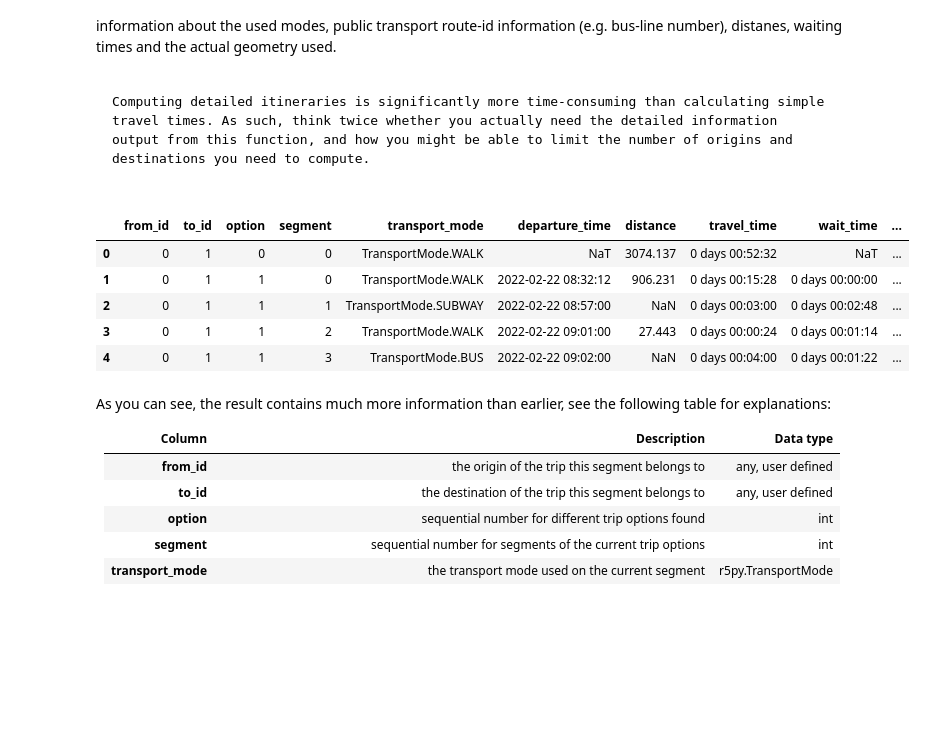
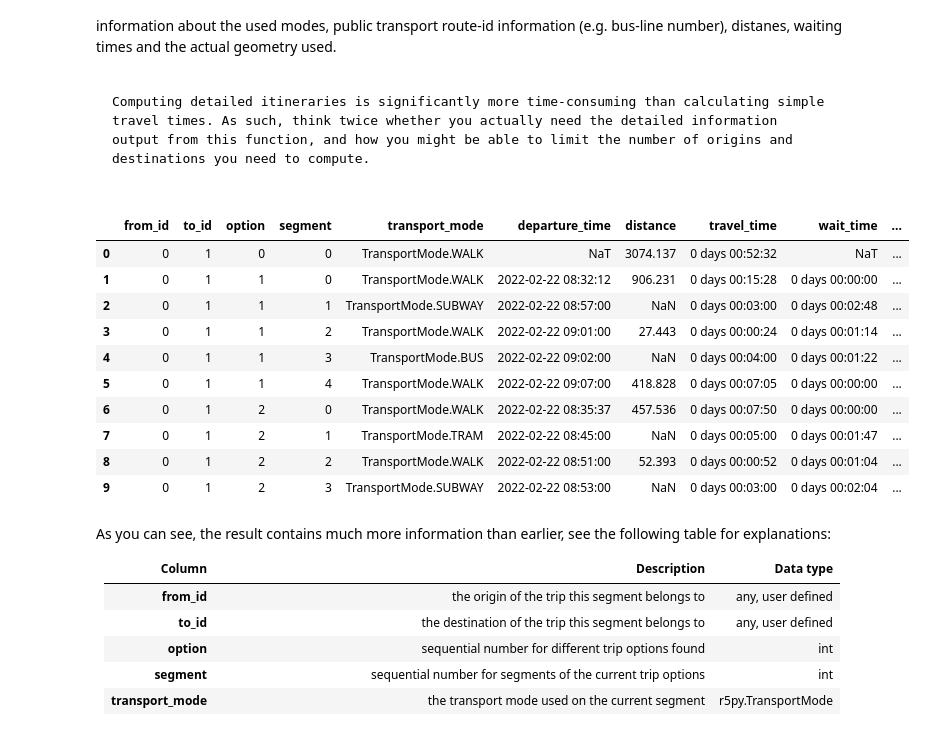
Before and after one commit to AaltoGIS/Mobile-Tartu-2024, a Jupyter notebook: source/notebooks/T2_calculating-travel-time-matrices_and_GHG_factors.ipynb, the cells around one changed output. Saved outputs shown, nothing was run; the diff lists cells and outputs as text; code cells hidden in the pictures; blank space fills up the shorter version.

```diff
--- a/source/notebooks/T2_calculating-travel-time-matrices_and_GHG_factors.ipynb
+++ b/source/notebooks/T2_calculating-travel-time-matrices_and_GHG_factors.ipynb
@@ -116,17 +98,26 @@ We will first define the single origin and destination `GeoDataFrame` for theis
 from shapely.geometry import Point, Polygon
 import osmnx as ox
 
+# Specify a couple of locations for origin and destination
+
 # Origin
 orig_y, orig_x = 60.16874416, 24.95721918
+
 # Destination
 dest_y, dest_x =   60.1622494, 24.9082137
 
-#converting into points geometry
+# Create GeoDataFrames for the origin and destination
+# In here it is important to give the locations an 'id' value
 origin_Point = Point(orig_x, orig_y)
-origin_Point_df = gpd.GeoDataFrame({"geometry": [origin_Point], "name": "Origin", "id": [0]}, index=[0], crs="epsg:4326")
+origin_Point_df = gpd.GeoDataFrame({"geometry": [origin_Point],
+                                    "name": "Origin",
+                                    "id": [0]},
+                                   index=[0],
+                                   crs="epsg:4326")
+
 destination_Point = Point(dest_x, dest_y)
-destination_Point_df = gpd.GeoDataFrame({"geometry": [destination_Point], "name": "Destination", "id": [1]}, index=[0], crs="epsg:4326")
-
-##origin_Point_df.head()
-##origin_Point_df.explore(color="red", marker_kwds={"radius": 10})
-#destination_Point_df.head()
+destination_Point_df = gpd.GeoDataFrame({"geometry": [destination_Point],
+                                         "name": "Destination",
+                                         "id": [1]},
+                                        index=[0],
+                                        crs="epsg:4326")
@@ -209,40 +188,35 @@ Computing detailed itineraries is significantly more time-consuming than calcula
 # %%
 from r5py import DetailedItinerariesComputer
 
-helsinki_osm = r5py.sampledata.helsinki.osm_pbf #
-helsinki_gtfs = r5py.sampledata.helsinki.gtfs
-
-transport_network = TransportNetwork(
-    # OSM data
-    helsinki_osm,
-    # A list of GTFS file(s)
-    [
-        helsinki_gtfs
-    ]
-)
-
-
+# Initialize the Detailed Itineraries Computer object
 detailed_itineraries_computer = DetailedItinerariesComputer(
     transport_network,
     origins=origin_Point_df,
     destinations=destination_Point_df,
     departure=datetime.datetime(2022,2,22,8,30),
     transport_modes=[TransportMode.TRANSIT, TransportMode.WALK],
 
     # With following attempts to snap all origin and destination points to the transport network before routing
     snap_to_network=True,
 )
 travel_details = detailed_itineraries_computer.compute_travel_details()
-travel_details_gpd = gpd.GeoDataFrame(travel_details).to_crs(3067)
 
-travel_details_gpd.head()
+# Convert the data into a metric CRS to get the distance in meters
+travel_details = gpd.GeoDataFrame(travel_details).to_crs(3067)
+
+travel_details.head(10)
 # %% [output]
 |  | from_id | to_id | option | segment | transport_mode | departure_time | distance | travel_time | wait_time | ... |
 | 0 | 0 | 1 | 0 | 0 | TransportMode.WALK | NaT | 3074.137 | 0 days 00:52:32 | NaT | ... |
 | 1 | 0 | 1 | 1 | 0 | TransportMode.WALK | 2022-02-22 08:32:12 | 906.231 | 0 days 00:15:28 | 0 days 00:00:00 | ... |
 | 2 | 0 | 1 | 1 | 1 | TransportMode.SUBWAY | 2022-02-22 08:57:00 | NaN | 0 days 00:03:00 | 0 days 00:02:48 | ... |
 | 3 | 0 | 1 | 1 | 2 | TransportMode.WALK | 2022-02-22 09:01:00 | 27.443 | 0 days 00:00:24 | 0 days 00:01:14 | ... |
 | 4 | 0 | 1 | 1 | 3 | TransportMode.BUS | 2022-02-22 09:02:00 | NaN | 0 days 00:04:00 | 0 days 00:01:22 | ... |
+| 5 | 0 | 1 | 1 | 4 | TransportMode.WALK | 2022-02-22 09:07:00 | 418.828 | 0 days 00:07:05 | 0 days 00:00:00 | ... |
+| 6 | 0 | 1 | 2 | 0 | TransportMode.WALK | 2022-02-22 08:35:37 | 457.536 | 0 days 00:07:50 | 0 days 00:00:00 | ... |
+| 7 | 0 | 1 | 2 | 1 | TransportMode.TRAM | 2022-02-22 08:45:00 | NaN | 0 days 00:05:00 | 0 days 00:01:47 | ... |
+| 8 | 0 | 1 | 2 | 2 | TransportMode.WALK | 2022-02-22 08:51:00 | 52.393 | 0 days 00:00:52 | 0 days 00:01:04 | ... |
+| 9 | 0 | 1 | 2 | 3 | TransportMode.SUBWAY | 2022-02-22 08:53:00 | NaN | 0 days 00:03:00 | 0 days 00:02:04 | ... |
 # %% [markdown]
 As you can see, the result contains much more information than earlier, see the following table for explanations:
 
```
Also changed, not shown: parts of 24 cells of this notebook, 1 other file.
